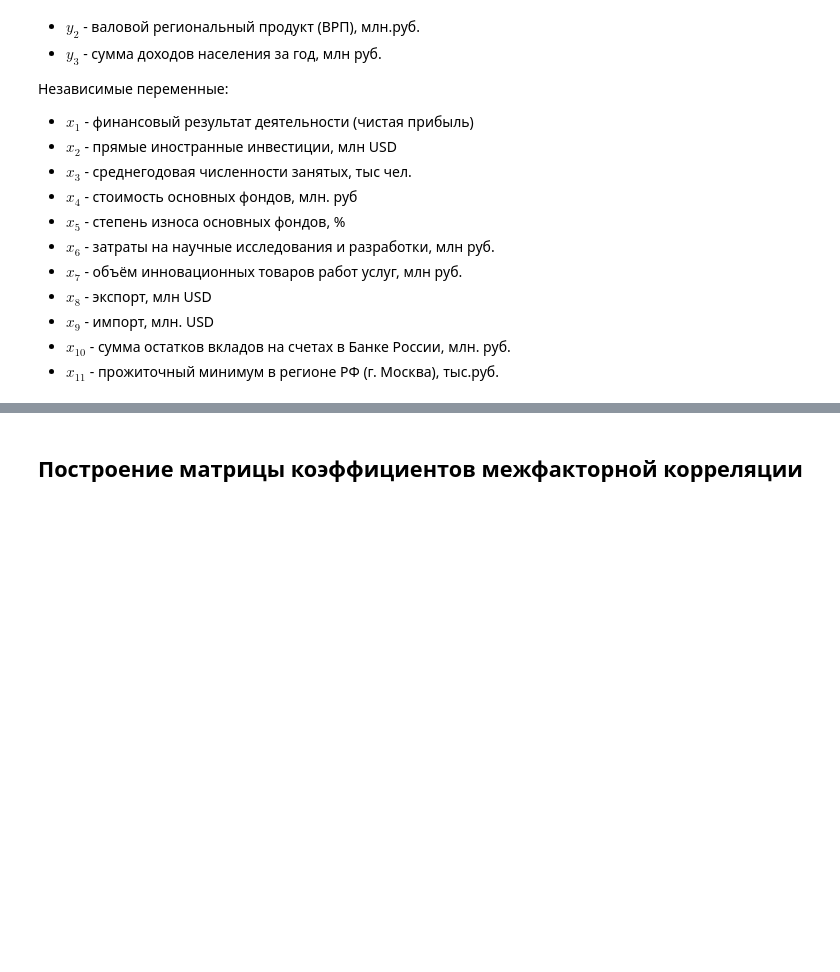
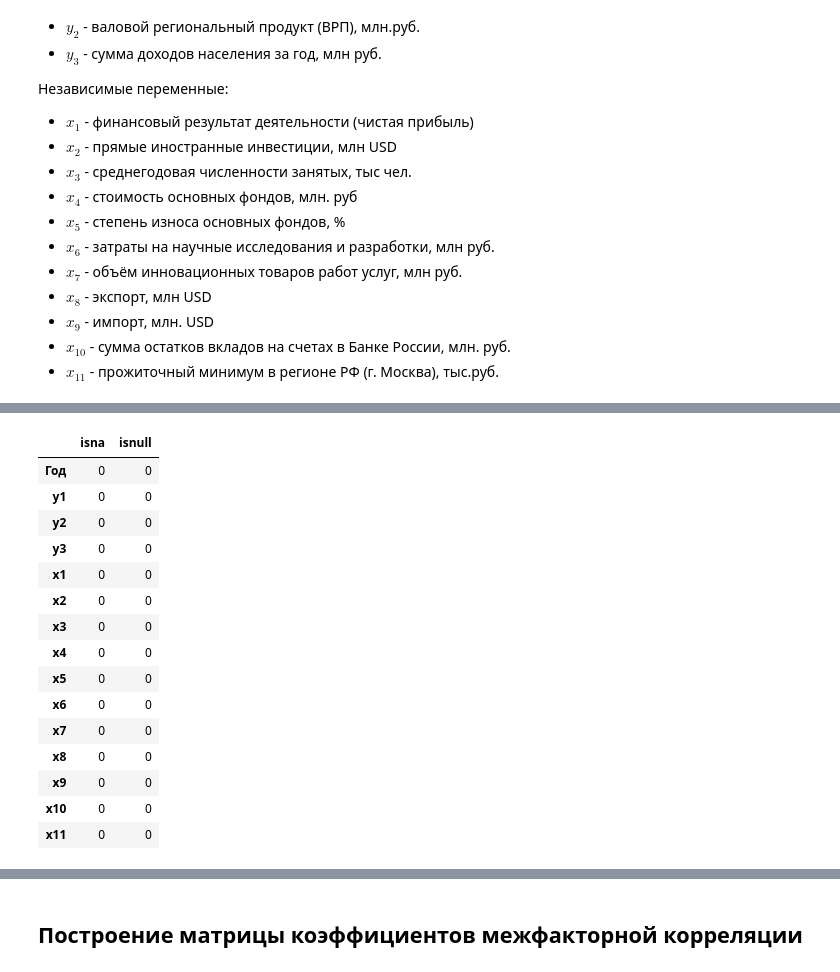
Before and after one commit to CosmDandy/-_4_-, a Jupyter notebook: analysis.ipynb, the cells around one changed output, grey strips where cells are left out. Saved outputs shown, nothing was run; the diff lists cells and outputs as text; code cells hidden in the pictures; blank space fills up the shorter version.

```diff
--- a/analysis.ipynb
+++ b/analysis.ipynb
@@ -97,0 +139,19 @@ data.head()
+# %%
+pd.concat([data.isna().sum(), data.isnull().sum()], axis=1, keys=['isna', 'isnull'])
+# %% [output]
+|  | isna | isnull |
+| Год | 0 | 0 |
+| y1 | 0 | 0 |
+| y2 | 0 | 0 |
+| y3 | 0 | 0 |
+| x1 | 0 | 0 |
+| x2 | 0 | 0 |
+| x3 | 0 | 0 |
+| x4 | 0 | 0 |
+| x5 | 0 | 0 |
+| x6 | 0 | 0 |
+| x7 | 0 | 0 |
+| x8 | 0 | 0 |
+| x9 | 0 | 0 |
+| x10 | 0 | 0 |
+| x11 | 0 | 0 |
```
Also changed, not shown: parts of 137 cells of this notebook.
